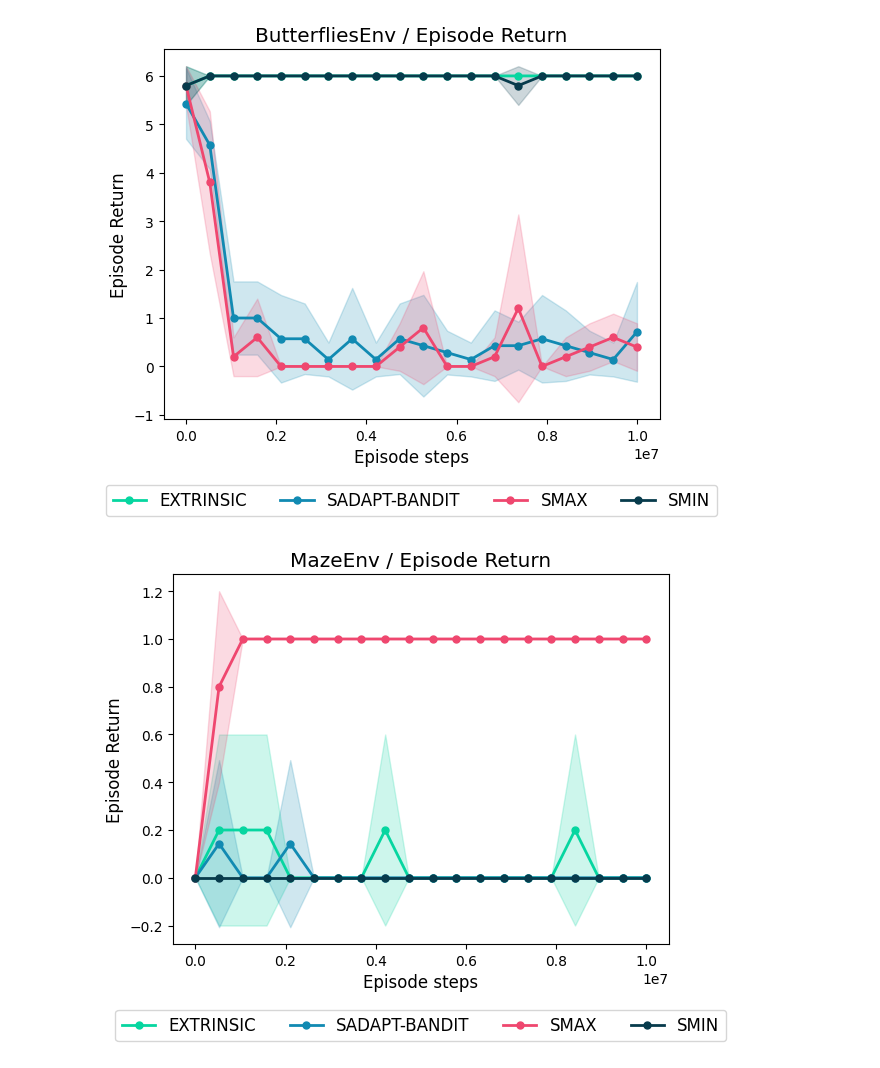
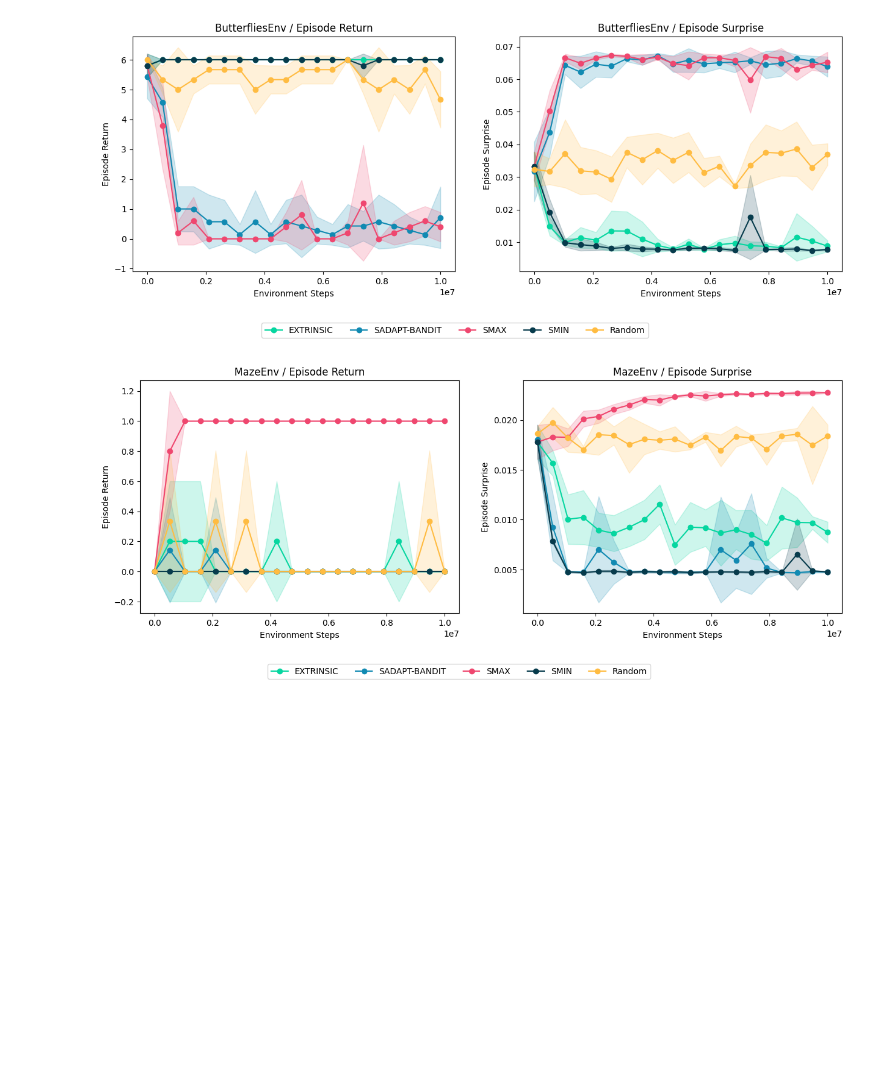
Before and after one commit to roger-creus/surprise-adaptive-agents, a Jupyter notebook: plots/RLC_paper_results.ipynb, the cells around one changed output. Cells and saved outputs as stored; diff of their text form; code cells hidden in the pictures; blank space fills up the shorter version.

```diff
--- a/plots/RLC_paper_results.ipynb
+++ b/plots/RLC_paper_results.ipynb
@@ -8,6 +8,7 @@ import os
 data_path = "/home/roger/Desktop/surprise-adaptive-agents/paper_runs/runs"
 exps = os.listdir(data_path)
 reward_results = {}
+surprise_results = {}
 
 key_to_plot = "ep_return" # could be "ep_return", "ep_length", "ep_surprise", "ep_entropy"
 
@@ -19,12 +20,15 @@ for exp in exps:
 
         #join all words but the last _seed:1
         exp_name = "_".join(exp.split("_")[:-1])
+
         if exp_name not in reward_results:
             reward_results[exp_name] = []
+            surprise_results[exp_name] = []
 
         file = os.path.join(data_path, exp, "log.csv")
         reward_data = pd.read_csv(file)
-        reward_results[exp_name].append(reward_data[key_to_plot])
+        reward_results[exp_name].append(reward_data["ep_return"])
+        surprise_results[exp_name].append(reward_data["ep_surprise"])
 
         # for tetris, instead, overwrite the return with =1 if ep_length > 500 and =0 otherwise
         if "tetris" in exp and key_to_plot == "ep_return":
@@ -35,6 +39,7 @@ min_lens = {}
 for key in reward_results:
     min_len = min([len(x) for x in reward_results[key]])
     reward_results[key] = [x[:min_len] for x in reward_results[key]]
+    surprise_results[key] = [x[:min_len] for x in surprise_results[key]]
     min_lens[key] = min_len
 # %%
 # select only X points
@@ -44,52 +49,75 @@ for key in reward_results.keys():
         reward_results[key] = np.array(reward_results[key])
         indices = np.linspace(0, reward_results[key].shape[1]-1, num_points, dtype=int)
         reward_results[key] = reward_results[key][:, indices]
+        surprise_results[key] = np.array(surprise_results[key])
+        surprise_results[key] = surprise_results[key][:, indices]
     except:
         print(key)
         print(reward_results[key].shape)
 # %%
 env_names = ["ButterfliesEnv", "MazeEnv", "tetris", "ButterfliesEnvLarge", "MazeEnvLarge"]
 # one color for S-Max, S-Min, Extrinisc, S-Adapt
-colors = ["#06d6a0", "#118ab2", "#ef476f", "#073b4c"]
+colors = ["#06d6a0", "#118ab2", "#ef476f", "#073b4c", "#ffbc42"]
 
 for env in env_names:
-    fig, ax = plt.subplots()
+    fig, ax = plt.subplots(1,2, figsize=(15, 5))
     idx_ = 0
     for exp in sorted(reward_results):
-        # check if the env is in the exp name (MazeEnvLarge shouldnt be in MazeEnv for example)
-        if env not in exp or (env == "MazeEnv" and "MazeEnvLarge" in exp) or (env == "ButterfliesEnv" and "ButterfliesEnvLarge" in exp):
+        if env not in exp or \
+            (env == "MazeEnv" and ("MazeEnvLarge" in exp or "MazeEnvLarge2" in exp or "MazeEnv2" in exp)) or (env == "ButterfliesEnv" and ("ButterfliesEnvLarge" in exp or "ButterfliesEnvLarge2" in exp)) \
+            or \
+            (env == "MazeEnvLarge" and ("MazeEnv2" in exp or "MazeEnvLarge2" in exp)) or (env == "ButterfliesEnvLarge" and ("ButterfliesEnv2" in exp or "ButterfliesEnvLarge2" in exp)):
             continue
 
-        exp_name = exp.split("_")[2].upper()
+        if "random" in exp:
+            exp_name = "Random"
+        else:
+            exp_name = exp.split("_")[2].upper()
+
         if exp_name == "NONE": exp_name = "EXTRINSIC"
 
         if key_to_plot == "ep_return":
             metric_title = "Episode Return"
         elif key_to_plot == "ep_surprise":
             metric_title = "Episode Surprise"
         elif key_to_plot == "ep_entropy":
             metric_title = "Episode Entropy"
         elif key_to_plot == "ep_length":
             metric_title = "Episode Length"
         else:
             raise ValueError("Invalid key_to_plot")
 
         env_title = env.capitalize()
         env_title = env_title.replace("Env", "")
-        env_title = env + " / " + metric_title
+        env_title = env + " / " + "Episode Return"
+
+        env_title_surprise = env.capitalize()
+        env_title_surprise = env_title_surprise.replace("Env", "")
+        env_title_surprise = env + " / " + "Episode Surprise"
 
         mean = reward_results[exp].mean(axis=0)
         std = reward_results[exp].std(axis=0)
+
+        mean_surprise = surprise_results[exp].mean(axis=0)
+        std_surprise = surprise_results[exp].std(axis=0)
+
         x_axis = np.linspace(0, 10_000_000, num_points)
 
-        ax.plot(x_axis, mean, linewidth=2, marker='o', markersize=5, c=colors[idx_], label=exp_name)
-        ax.fill_between(x_axis, mean+std, mean-std, alpha=0.2, color=colors[idx_])
-        # put legend outside the plot. center bottom
-        ax.legend(loc='center', bbox_to_anchor=(0.5, -0.22), ncol=4, fontsize="large")
-        ax.set_title(env_title, fontsize="x-large")
-        ax.set_xlabel("Episode steps", fontsize="large")
-        ax.set_ylabel(metric_title, fontsize="large")
+        ax[0].plot(x_axis, mean, marker="o", label=exp_name, color=colors[idx_])
+        ax[0].fill_between(x_axis, mean+std, mean-std, alpha=0.2, color=colors[idx_])
+        ax[1].plot(x_axis, mean_surprise, marker="o", label=exp_name, color=colors[idx_])
+        ax[1].fill_between(x_axis, mean_surprise+std_surprise, mean_surprise-std_surprise, alpha=0.2, color=colors[idx_])
+
+        # only 1 legend, center bottom outside of plot
+        ax[0].legend(loc='center', bbox_to_anchor=(1, -0.25), ncol=5)
+
+        ax[0].set_title(env_title)
+        ax[0].set_xlabel("Environment Steps")
+        ax[0].set_ylabel("Episode Return")
+        ax[1].set_title(env_title_surprise)
+        ax[1].set_xlabel("Environment Steps")
+        ax[1].set_ylabel("Episode Surprise")
         idx_ += 1
 # %% [output]
-[figure, old version]
+[figure, new version]
-[figure, old version]
+[figure, new version]
```
Also changed, not shown: parts of 1 cell of this notebook, 1 other file.
